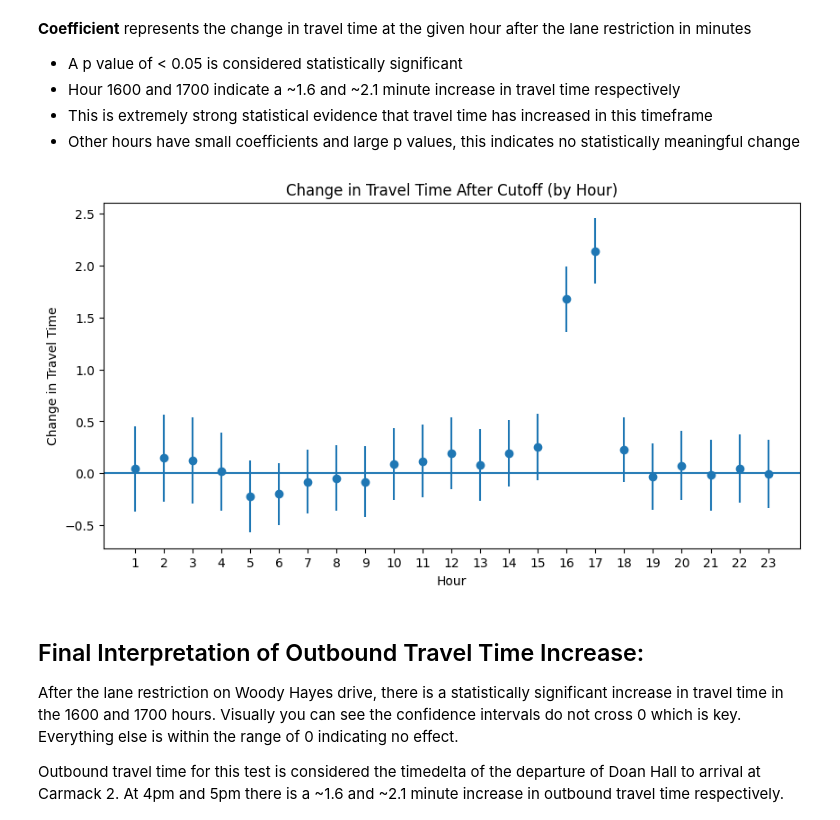
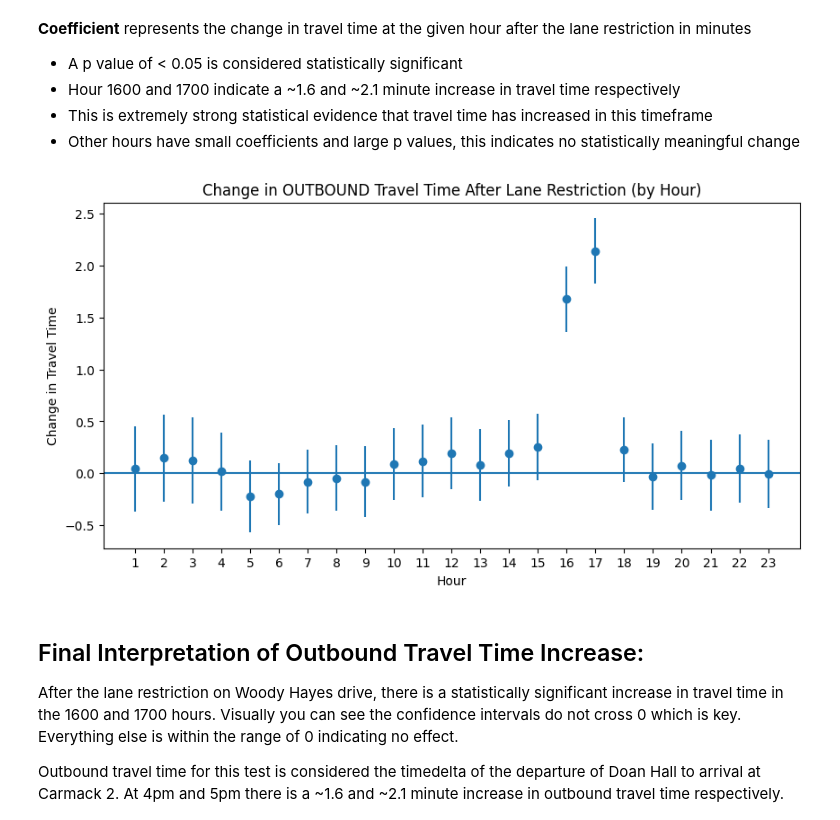
Before and after one commit to morgan1461/WMC-dashboard, a Jupyter notebook: analysis_notebooks/woody_hayes_dr_construction_analysis.ipynb, the cells around one changed output. Drawn from its saved outputs; the diff is of its cells as text; code cells hidden in the pictures.

```diff
--- a/analysis_notebooks/woody_hayes_dr_construction_analysis.ipynb
+++ b/analysis_notebooks/woody_hayes_dr_construction_analysis.ipynb
@@ -263,12 +263,12 @@ import statsmodels.formula.api as smf
 outbound_df = pd.concat([before_outbound_df, after_outbound_df], ignore_index=True)
 outbound_df['post_period'] = (outbound_df['DATE'] >= '2026-03-26').astype(int) # binary variable for before/after lane restriction
 
-model = smf.ols(
+outbound_model = smf.ols(
 formula='RUN_TIME ~ post_period + C(HOUR) + post_period:C(HOUR)',
 data=outbound_df
 ).fit()
 
-print(model.summary())
+print(outbound_model.summary())
 # %% [output]
                             OLS Regression Results
 ==============================================================================
@@ -288,22 +288,22 @@ Covariance Type:            nonrobust
 Notes:
 [1] Standard Errors assume that the covariance matrix of the errors is correctly specified.
 # %%
-results = model.summary2().tables[1].reset_index()
+results = outbound_model.summary2().tables[1].reset_index()
 results.columns = ['term', 'coef', 'std_err', 't', 'p_value', 'ci_low', 'ci_high']
 
 # Filter only interaction terms
-hour_effects = results[results['term'].str.contains('post_period:C\\(HOUR\\)')]
+outbound_hour_effects = results[results['term'].str.contains('post_period:C\\(HOUR\\)')]
 
 # Extract hour number
-hour_effects['hour'] = hour_effects['term'].str.extract(r'T\.(\d+)').astype(int)
+outbound_hour_effects['hour'] = outbound_hour_effects['term'].str.extract(r'T\.(\d+)').astype(int)
 
 # Sort by hour
-hour_effects = hour_effects.sort_values('hour')
+outbound_hour_effects = outbound_hour_effects.sort_values('hour')
 
 # get rid of sci notattion, but keep very small p-values as <0.000001
-hour_effects['p_value'] = hour_effects['p_value'].apply(lambda x: f"{x:.6f}" if x > 1e-6 else "<0.000001")
+outbound_hour_effects['p_value'] = outbound_hour_effects['p_value'].apply(lambda x: f"{x:.6f}" if x > 1e-6 else "<0.000001")
 
-print(hour_effects[['hour', 'coef', 'p_value']])
+print(outbound_hour_effects[['hour', 'coef', 'p_value']])
 # %% [output]
     hour      coef    p_value
 25     1  0.041632   0.843347
@@ -332,23 +332,23 @@ print(hour_effects[['hour', 'coef', 'p_value']])
 # %%
 import matplotlib.pyplot as plt
 
 plt.figure(figsize=(10,5))
 plt.axhline(0)
 
 plt.errorbar(
-    hour_effects['hour'],
-    hour_effects['coef'],
-    yerr=1.96 * hour_effects['std_err'],
+    outbound_hour_effects['hour'],
+    outbound_hour_effects['coef'],
+    yerr=1.96 * outbound_hour_effects['std_err'],
     fmt='o'
 )
 
-plt.title("Change in Travel Time After Lane Restriction (by Hour)")
+plt.title("Change in OUTBOUND Travel Time After Lane Restriction (by Hour)")
 plt.xlabel("Hour")
-plt.xticks(hour_effects['hour'])
+plt.xticks(outbound_hour_effects['hour'])
 plt.ylabel("Change in Travel Time")
 plt.show()
 # %% [output]
-[figure, old version]
+[figure, new version]
 # %% [markdown]
 ## Final Interpretation of Outbound Travel Time Increase:
 
```
Also changed, not shown: parts of 9 cells of this notebook.
